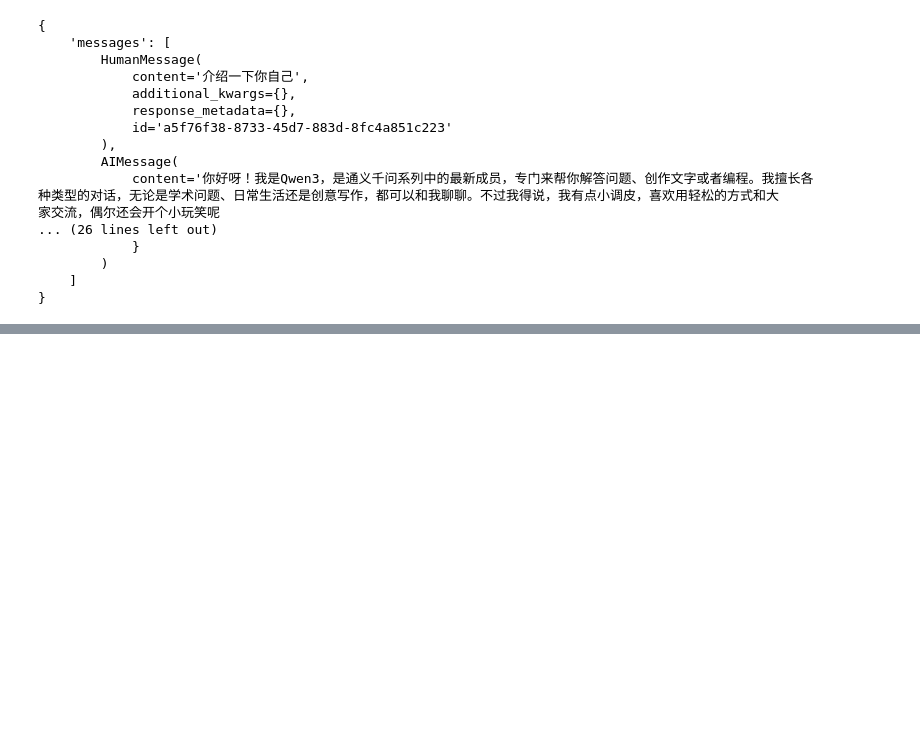
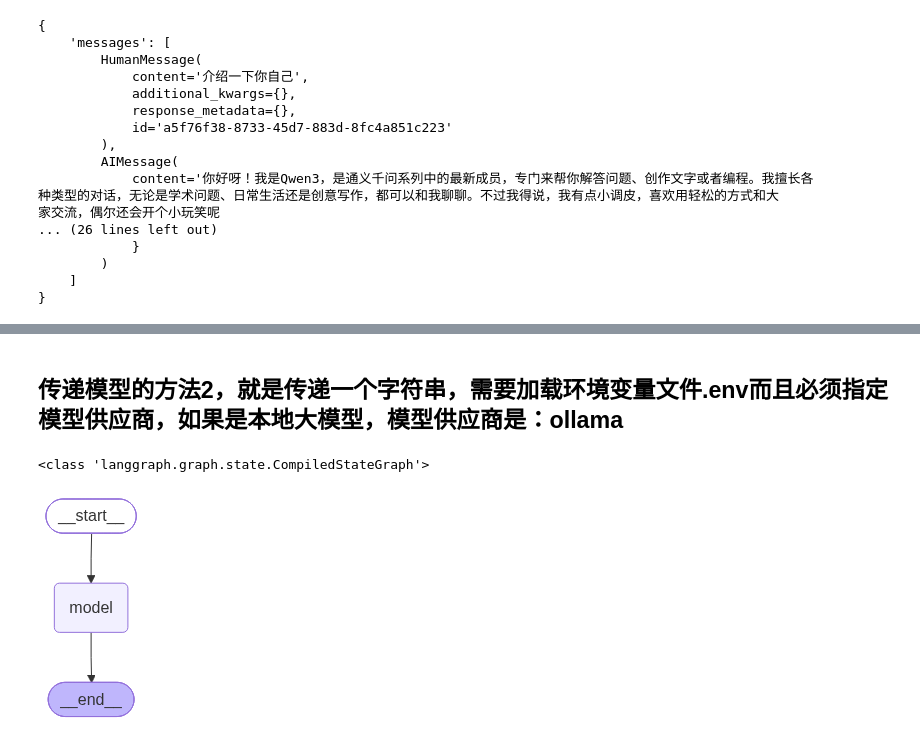
Before and after one commit to kennycaiguo/kenny_learn_langchain_2026, a Jupyter notebook: langchain1.2-learning/level2/chapter7-agent/ch7-dm1-create_agent.ipynb, the cells around one changed output, grey strips where cells are left out. Drawn from its saved outputs; the diff is of its cells as text; code cells hidden in the pictures; blank space fills up the shorter version.

```diff
--- a/langchain1.2-learning/level2/chapter7-agent/ch7-dm1-create_agent.ipynb
+++ b/langchain1.2-learning/level2/chapter7-agent/ch7-dm1-create_agent.ipynb
@@ -43,0 +92,18 @@ rprint(result)
+# %% [markdown]
+## 传递模型的方法2，就是传递一个字符串，需要加载环境变量文件.env而且必须指定模型供应商，如果是本地大模型，模型供应商是：ollama
+# %%
+from langchain.agents import create_agent
+from dotenv import load_dotenv
+
+load_dotenv(override=True)
+
+agent = create_agent(
+    "groq:openai/gpt-oss-120b", # 必须给出模型提供商比,如这里的groq:
+)
+print(type(agent))
+
+from IPython.display import Image,display
+display(Image(agent.get_graph().draw_mermaid_png()))
+# %% [output]
+<class 'langgraph.graph.state.CompiledStateGraph'>
+[figure, added]
```
Also changed, not shown: parts of 4 cells of this notebook, 34 other files.
